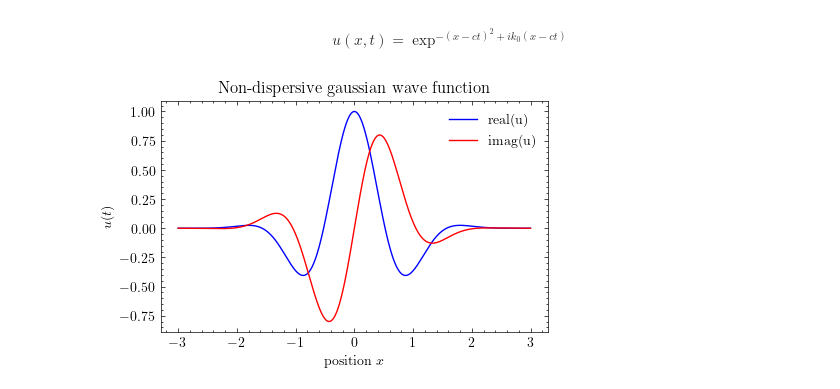
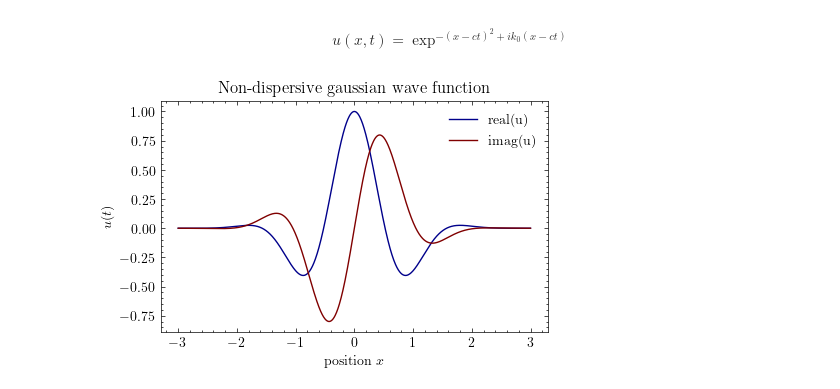
Before and after one commit to istmarc/quantum-mechanics, a Jupyter notebook: Free particle.ipynb, the cells around one changed output. Cells and saved outputs as stored; diff of their text form; code cells hidden in the pictures.

```diff
--- a/Free particle.ipynb
+++ b/Free particle.ipynb
@@ -152,8 +152,8 @@ for t in range(0, 5):
     real_t = [np.real(_psi) for _psi in psi_t]
     imag_t = [np.imag(_psi) for _psi in psi_t]
     # Plot
-    ax[t].plot(xi, real_t, color = "blue")
-    ax[t].plot(xi, imag_t, color = "red")
+    ax[t].plot(xi, real_t, color = "darkblue")
+    ax[t].plot(xi, imag_t, color = "maroon")
     ax[t].set_xlabel("x")
     if t == 0:
         ax[t].set_ylabel(r"$\psi$")
@@ -174,8 +174,8 @@ for t in range(3):
     k = k_values[t]
     a = np.sin(k * x)
     b = np.cos(k * x)
-    ax[t].plot(x, a, color = "blue", label = "sin(kx)")
-    ax[t].plot(x, b, color = "red", label = "cos(kx)")
+    ax[t].plot(x, a, color = "darkblue", label = "sin(kx)")
+    ax[t].plot(x, b, color = "maroon", label = "cos(kx)")
     ax[t].plot(x, a + b, color = "black", label = "wave")
     ax[t].legend()
 plt.show()
@@ -199,12 +199,12 @@ w_real = np.array([np.real(_w) for _w in w])
 w_imag = np.array([np.imag(_w) for _w in w])
 # %%
 fig, ax = plt.subplots(figsize = (5, 3))
-ax.plot(x, w_real, color = "blue", label = "real(u)")
-ax.plot(x, w_imag, color = "red", label = "imag(u)")
+ax.plot(x, w_real, color = "darkblue", label = "real(u)")
+ax.plot(x, w_imag, color = "maroon", label = "imag(u)")
 ax.set_xlabel("position $x$")
 ax.set_ylabel(r"$u(t)$")
 plt.title("Non-dispersive gaussian wave function")
 plt.legend()
 plt.show()
 # %% [output]
-[figure, old version]
+[figure, new version]
```
Also changed, not shown: parts of 2 cells of this notebook.
